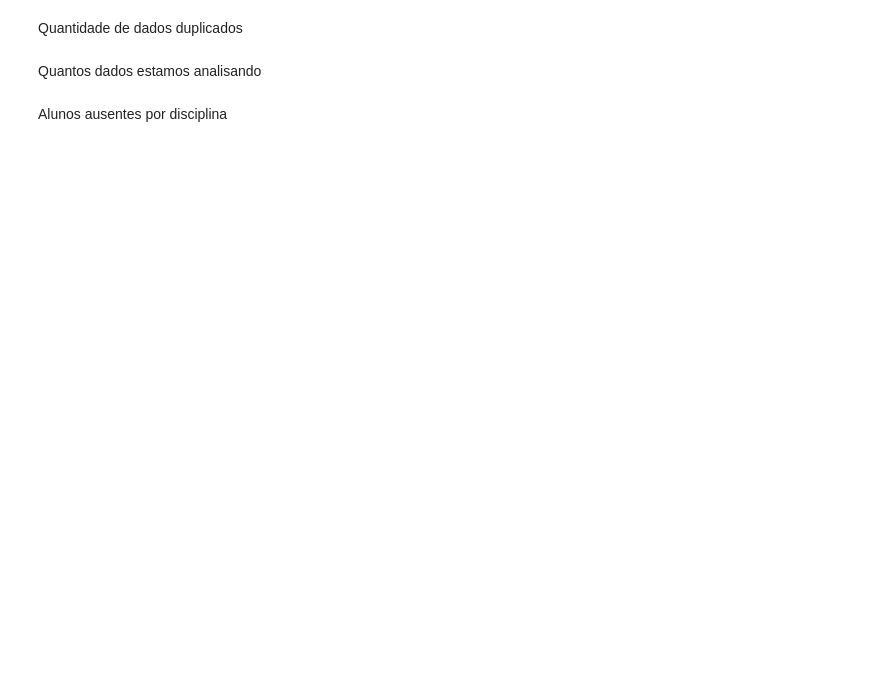
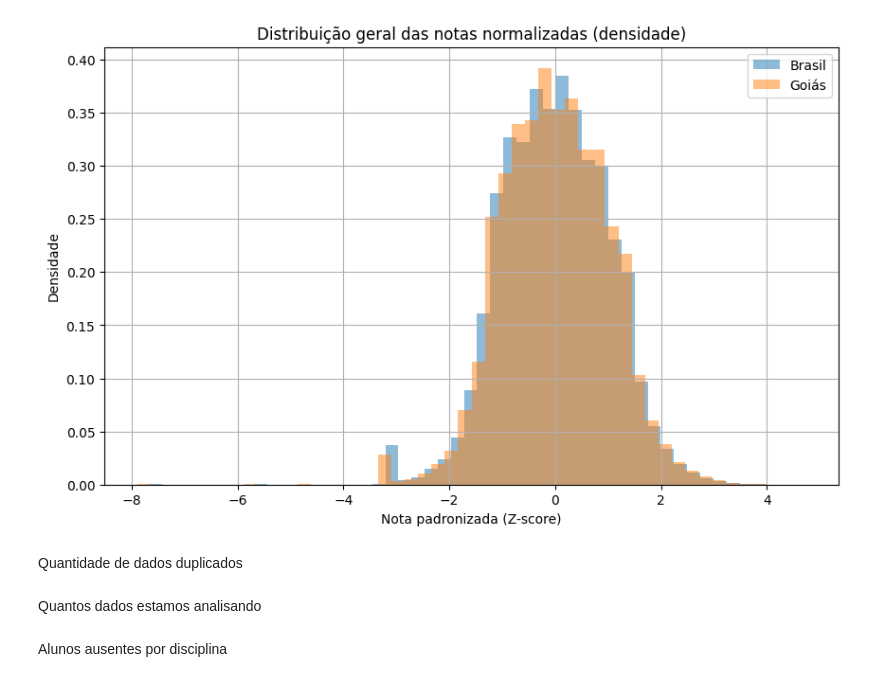
Before and after one commit to Lanzitow/enem-goias-data-analysis, a Jupyter notebook: notebooks/enem_goias_analise_ausentes.ipynb, the cells around one changed output. Saved outputs shown, nothing was run; the diff lists cells and outputs as text; code cells hidden in the pictures; blank space fills up the shorter version.

```diff
--- a/notebooks/enem_goias_analise_ausentes.ipynb
+++ b/notebooks/enem_goias_analise_ausentes.ipynb
@@ -27,3 +88,39 @@ df_go_participantes = df_participantes[df_participantes["SG_UF_PROVA"] == "GO"]
+# %%
+import pandas as pd
+import matplotlib.pyplot as plt
+
+# selecionar colunas
+cols = ["NU_NOTA_LC", "NU_NOTA_MT", "NU_NOTA_CH", "NU_NOTA_CN", "NU_NOTA_REDACAO"]
+
+# remover NaN
+df_br = df_resultados[cols].dropna()
+df_go = df_go_resultados[cols].dropna()
+
+# normalizar (z-score)
+df_br_norm = (df_br - df_br.mean()) / df_br.std()
+df_go_norm = (df_go - df_go.mean()) / df_go.std()
+
+# transformar em uma única série
+br_values = df_br_norm.values.flatten()
+go_values = df_go_norm.values.flatten()
+
+# plot
+plt.figure(figsize=(10,6))
+
+plt.hist(br_values, bins=50, alpha=0.5, label="Brasil", density=True)
+plt.hist(go_values, bins=50, alpha=0.5, label="Goiás", density=True)
+
+plt.title("Distribuição geral das notas normalizadas (densidade)")
+plt.xlabel("Nota padronizada (Z-score)")
+plt.ylabel("Densidade")
+
+plt.legend()
+plt.grid(True)
+
+plt.savefig("hist_geral.png", dpi=300)
+plt.show()
+# %% [output]
+[figure, added]
 # %%
 import pandas as pd
 import matplotlib.pyplot as plt
```
Also changed, not shown: parts of 4 cells of this notebook, 16 other files.
